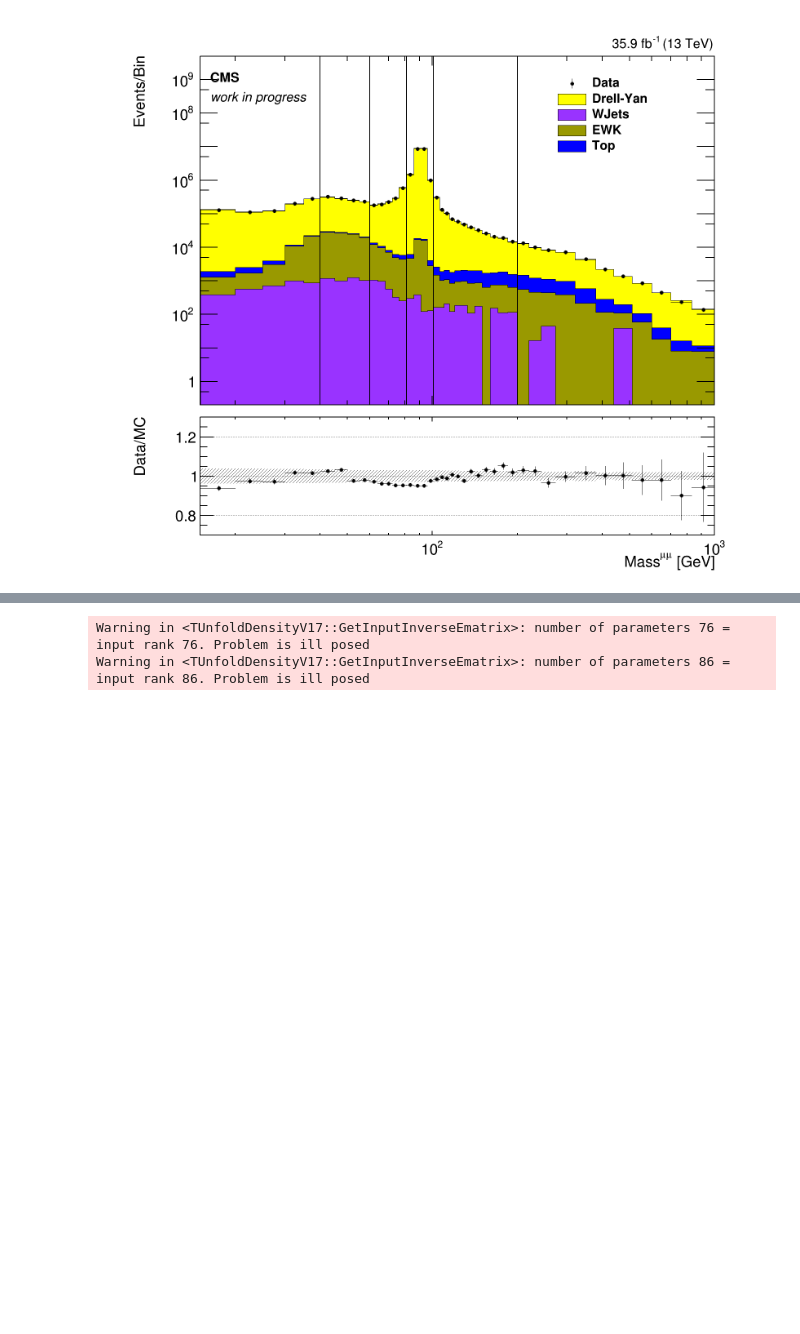
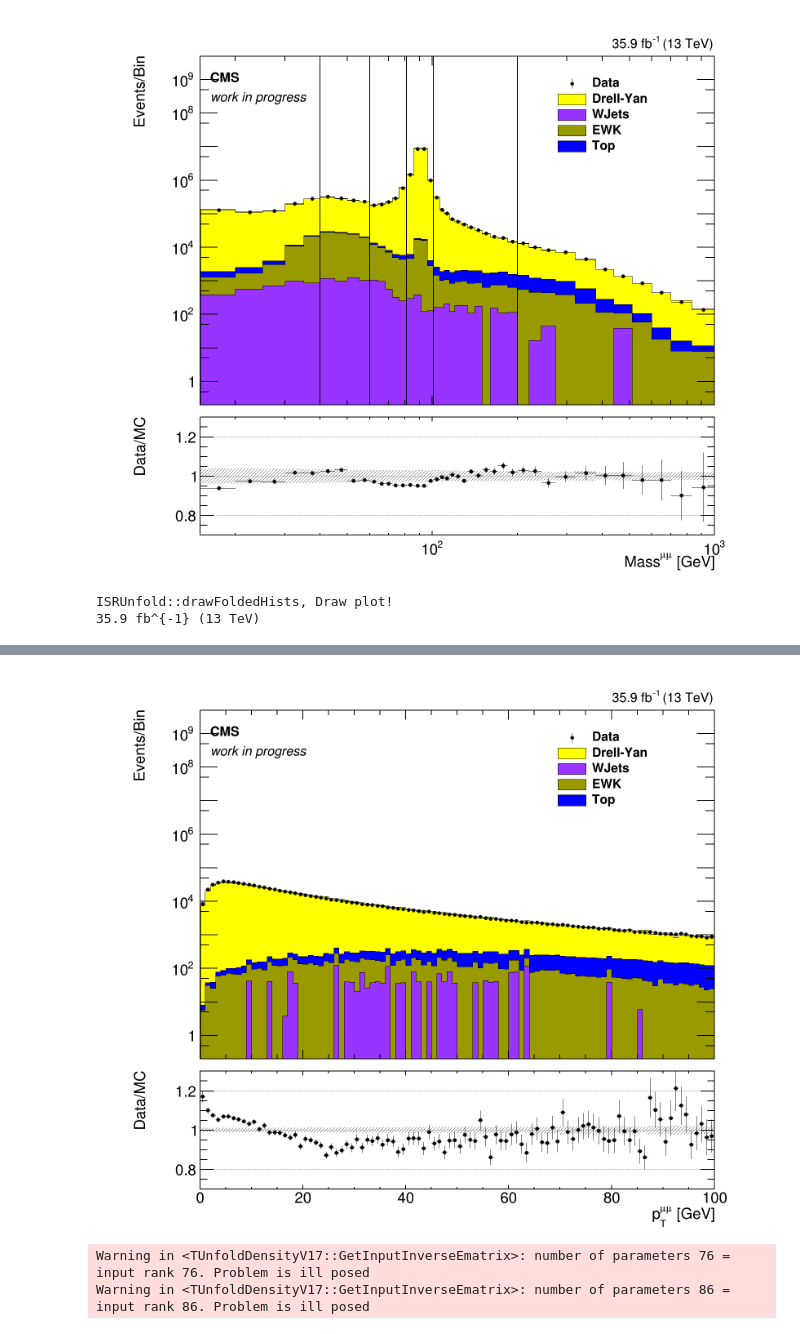
Before and after one commit to jhkim06/ISRAnalysis, a Jupyter notebook: ISR_analysis_v2.ipynb, the cells around one changed output, grey strips where cells are left out. Drawn from its saved outputs; the diff is of its cells as text; code cells hidden in the pictures; blank space fills up the shorter version.

```diff
--- a/ISR_analysis_v2.ipynb
+++ b/ISR_analysis_v2.ipynb
@@ -89,3 +167,8 @@ ISRUnfold::drawFoldedHists, Draw plot!
 35.9 fb^{-1} (13 TeV)
 Info in <TCanvas::Print>: png file detector_Mass.png has been created
 [figure]
+# %%
+detUnfold_muon_2016.drawDetPlot("Pt_1D", "Detector_M_5", "", True, "ID")
+# %% [output]
+ISRUnfold::drawFoldedHists, Draw plot!
+35.9 fb^{-1} (13 TeV)
@@ -92,3 +177,4 @@ Info in <TCanvas::Print>: png file detector_Mass.png has been created
+[figure, added]
 # %%
 detUnfold_muon_2016.subFake() # Subract DY fake (out of fiducial volume at gen level)
 # %%
```
Also changed, not shown: parts of 9 cells of this notebook, 3 other files.
